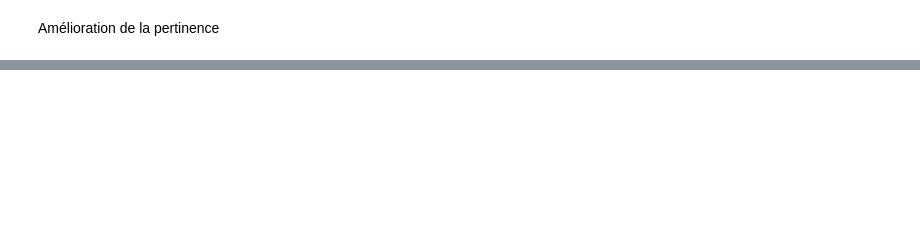
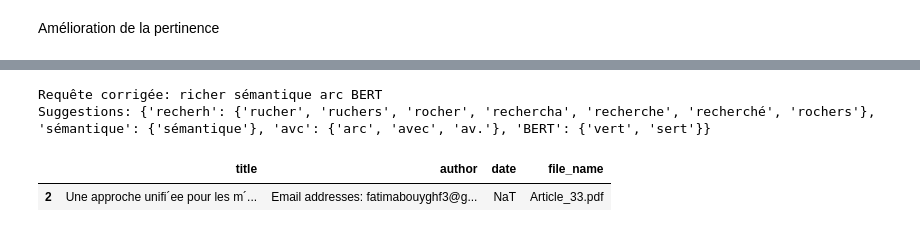
Before and after one commit to ShikiTsugu2/projetNLP, a Jupyter notebook: projet.ipynb, the cells around one changed output, grey strips where cells are left out. Drawn from its saved outputs; the diff is of its cells as text; code cells hidden in the pictures; blank space fills up the shorter version.

```diff
--- a/projet.ipynb
+++ b/projet.ipynb
@@ -292,0 +327,59 @@ print(ranked_docs_hybrid[['title', 'combined_score']])
+# %%
+from textblob import TextBlob
+from spellchecker import SpellChecker
+
+# Initialiser le correcteur orthographique
+spell = SpellChecker(language='fr')
+
+def correct_spelling(query):
+    # Utiliser TextBlob pour corriger l'orthographe de la requête
+    blob = TextBlob(query)
+    corrected_query = str(blob.correct())
+
+    # Utiliser pyspellchecker pour suggestions de mots
+    words = query.split()
+    suggestions = {word: spell.candidates(word) for word in words}
+
+    return corrected_query, suggestions
+
+# Exemple d'utilisation
+query = "recherh sémantique avc BERT"
+corrected_query, suggestions = correct_spelling(query)
+print(f"Requête corrigée: {corrected_query}")
+print(f"Suggestions: {suggestions}")
+# %% [output]
+Requête corrigée: richer sémantique arc BERT
+Suggestions: {'recherh': {'rucher', 'ruchers', 'rocher', 'rechercha', 'recherche', 'recherché', 'rochers'}, 'sémantique': {'sémantique'}, 'avc': {'arc', 'avec', 'av.'}, 'BERT': {'vert', 'sert'}}
+# %%
+def filter_by_facet(corpus_df, author=None, date_range=None, file_name=None):
+    """
+    Filtrer les articles selon les facettes.
+    :param author: Filtrer par nom de l'auteur.
+    :param date_range: Tuple (start_date, end_date) pour filtrer par date.
+    :param file_name: Filtrer par nom de fichier.
+    """
+    filtered_df = corpus_df
+
+    # Filtrer par auteur
+    if author:
+        filtered_df = filtered_df[filtered_df['author'].str.contains(author, case=False, na=False)]
+
+    # Filtrer par plage de dates
+    if date_range:
+        start_date, end_date = date_range
+        # Assurez-vous que la colonne 'date' est bien au format datetime
+        filtered_df['date'] = pd.to_datetime(filtered_df['date'], errors='coerce')
+        filtered_df = filtered_df[(filtered_df['date'] >= start_date) & (filtered_df['date'] <= end_date)]
+
+    # Filtrer par nom de fichier
+    if file_name:
+        filtered_df = filtered_df[filtered_df['file_name'].str.contains(file_name, case=False, na=False)]
+
+    return filtered_df
+
+# Exemple d'utilisation
+filtered_results = filter_by_facet(pdf_data_df, file_name='Article_33.pdf')
+filtered_results[['title', 'author', 'date', 'file_name']]
+# %% [output]
+|  | title | author | date | file_name |
+| 2 | Une approche unifi´ee pour les m´... | Email addresses: fatimabouyghf3@g... | NaT | Article_33.pdf |
```
Also changed, not shown: parts of 9 cells of this notebook, 1 other file.
